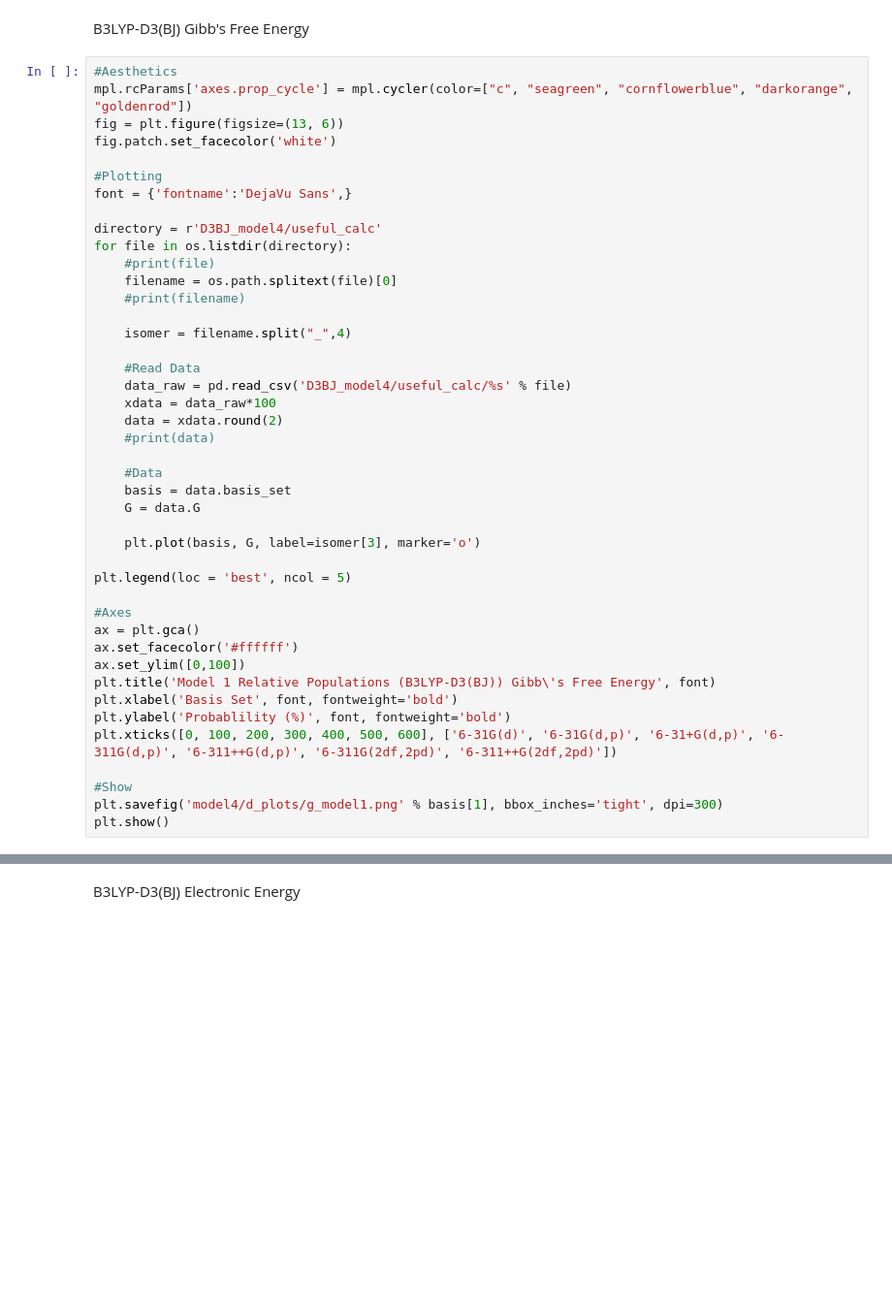
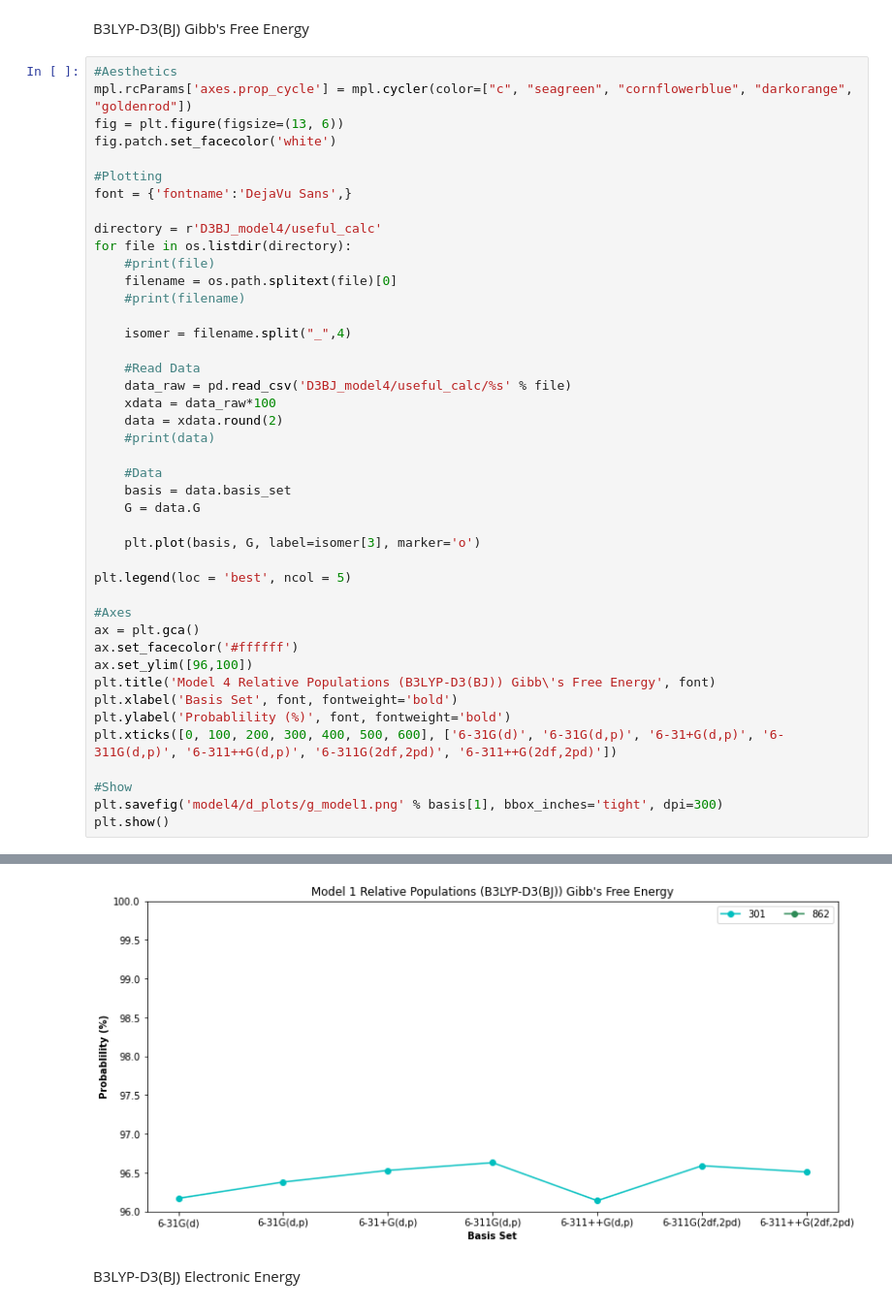
Before and after one commit to nicoleipi/CCS, a Jupyter notebook: data/EF_M4_Basis_Population.ipynb, the cells around one changed output, grey strips where cells are left out. Shown at 97% size. Drawn from its saved outputs; the diff is of its cells as text; blank space fills up the shorter version.

```diff
--- a/data/EF_M4_Basis_Population.ipynb
+++ b/data/EF_M4_Basis_Population.ipynb
@@ -135,8 +135,8 @@ plt.legend(loc = 'best', ncol = 5)
 #Axes
 ax = plt.gca()
 ax.set_facecolor('#ffffff')
-ax.set_ylim([0,100])
-plt.title('Model 1 Relative Populations (B3LYP-D3(BJ)) Gibb\'s Free Energy', font)
+ax.set_ylim([96,100])
+plt.title('Model 4 Relative Populations (B3LYP-D3(BJ)) Gibb\'s Free Energy', font)
 plt.xlabel('Basis Set', font, fontweight='bold')
 plt.ylabel('Probablility (%)', font, fontweight='bold')
 plt.xticks([0, 100, 200, 300, 400, 500, 600], ['6-31G(d)', '6-31G(d,p)', '6-31+G(d,p)', '6-311G(d,p)', '6-311++G(d,p)', '6-311G(2df,2pd)', '6-311++G(2df,2pd)'])
@@ -150,3 +148,4 @@ FileNotFoundError: [WinError 3] The system cannot find the path specified: 'D3BJ
+[figure, added]
 # %% [markdown]
 B3LYP-D3(BJ) Electronic Energy
 # %%
```
Also changed, not shown: parts of 4 cells of this notebook, 15 other files.
